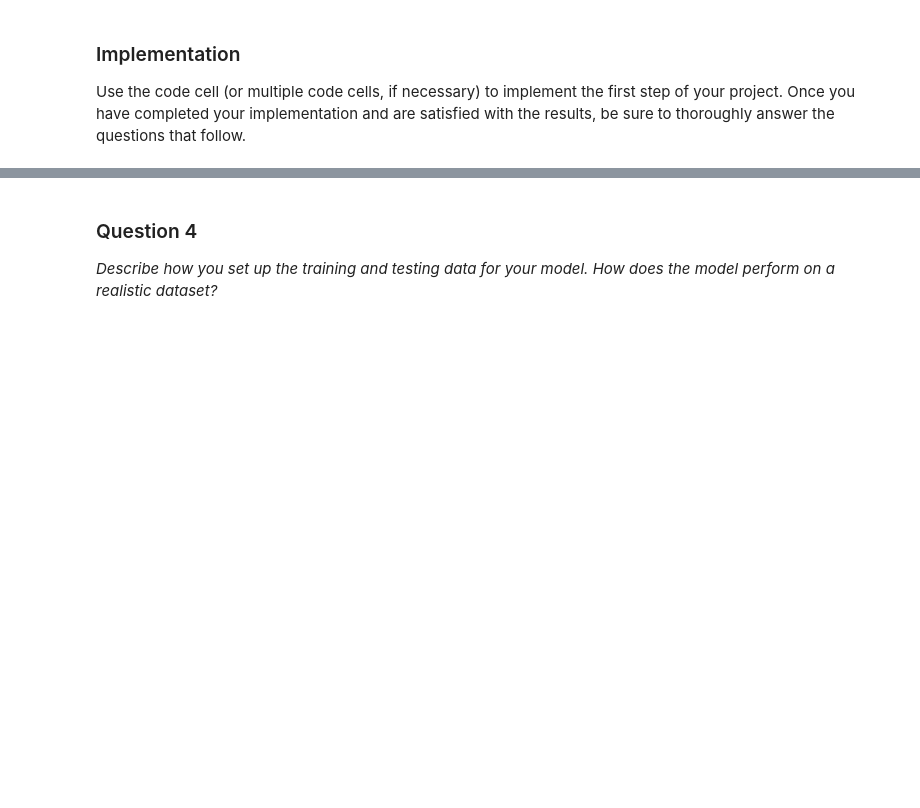
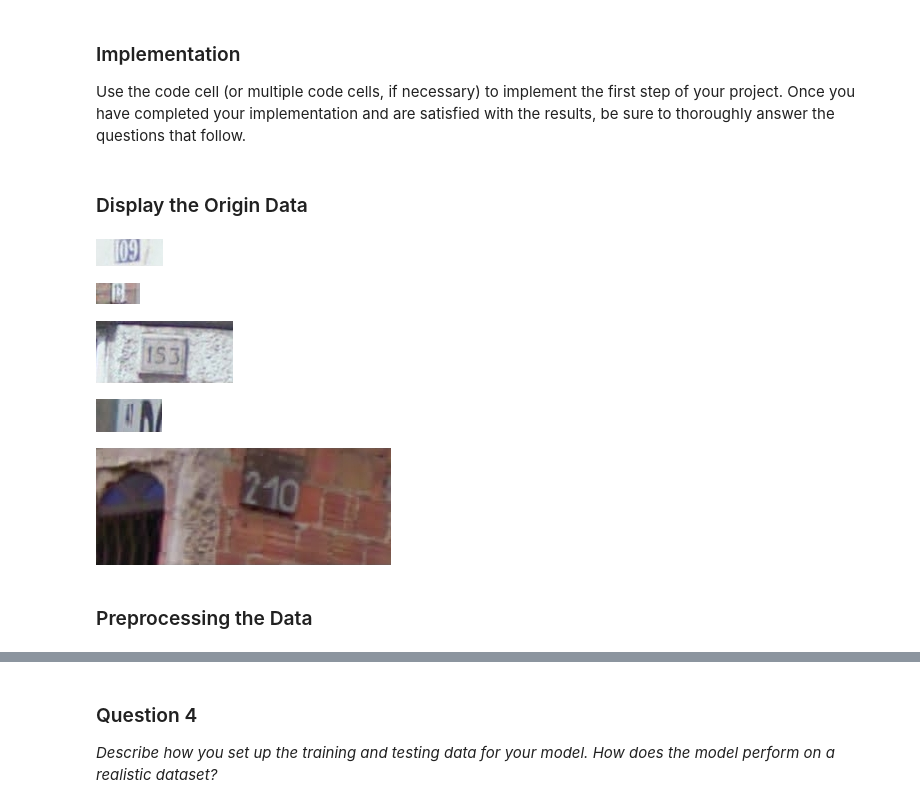
Before and after one commit to neocosmos/MachineLearningND, a Jupyter notebook: digit_recognition/digit_recognition.ipynb, the cells around one changed output, grey strips where cells are left out. Cells and saved outputs as stored; diff of their text form; code cells hidden in the pictures; blank space fills up the shorter version.

```diff
--- a/digit_recognition/digit_recognition.ipynb
+++ b/digit_recognition/digit_recognition.ipynb
@@ -239,0 +282,16 @@ Use the code cell (or multiple code cells, if necessary) to implement the first
+# %% [markdown]
+### Display the Origin Data
+# %%
+import os
+from IPython.display import Image, display
+image_name = [img for img in os.listdir('./train') if img.endswith('.png')][2:7]
+for m_image in image_name:
+    display(Image(filename=os.path.join('./train/',m_image)))
+# %% [output]
+[figure, added]
+[figure, added]
+[figure, added]
+[figure, added]
+[figure, added]
+# %% [markdown]
+### Preprocessing the Data
```
Also changed, not shown: parts of 85 cells of this notebook, 1 other file.
